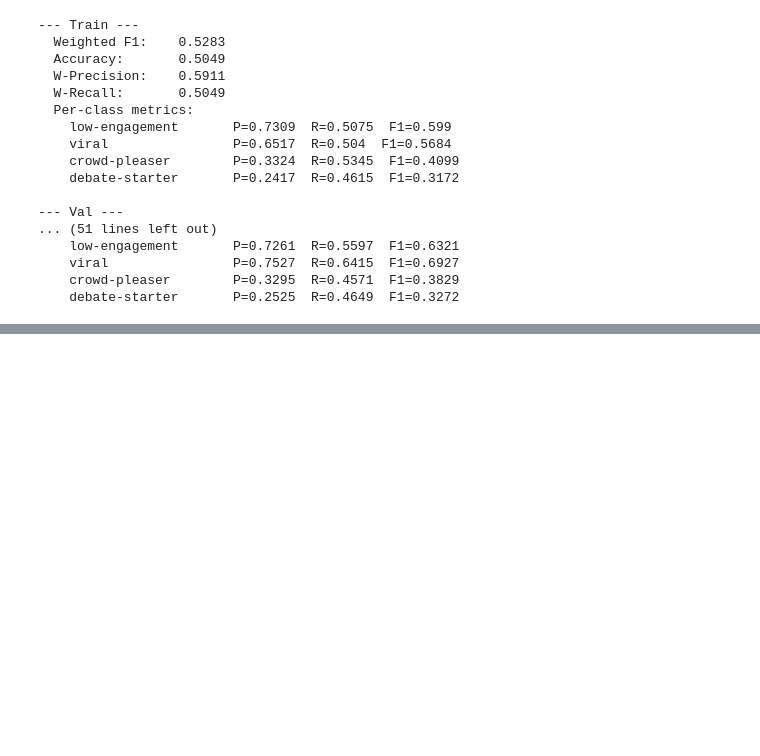
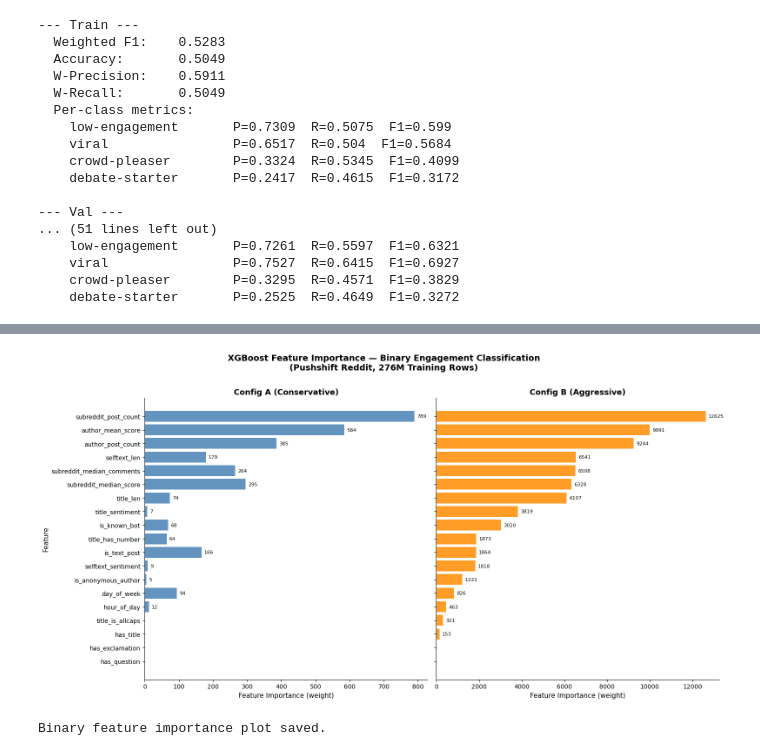
Before and after one commit to eugenefkim/reddit-engagement-classifier, a Jupyter notebook: notebooks/Milestone3_Pushshift.ipynb, the cells around one changed output, grey strips where cells are left out. Saved outputs shown, nothing was run; the diff lists cells and outputs as text; code cells hidden in the pictures; blank space fills up the shorter version.

```diff
--- a/notebooks/Milestone3_Pushshift.ipynb
+++ b/notebooks/Milestone3_Pushshift.ipynb
@@ -1633,0 +2014,7 @@ for name, model in [("A", model_A), ("B", model_B)]:
+# %%
+from xgboost.spark import SparkXGBClassifierModel
+
+model_A_bin = SparkXGBClassifierModel.load("../outputs/models/xgb_binary_config_A")
+model_B_bin = SparkXGBClassifierModel.load("../outputs/models/xgb_binary_config_B")
+
+print("Binary Config A and Config B loaded successfully.")
@@ -1633,0 +2118,6 @@ for name, model in [("A", model_A), ("B", model_B)]:
+# %%
+# Reload Results
+
+with open("../outputs/xgboost_binary_evaluation_results.json", "r") as f:
+    results_bin = json.load(f)
+print("Binary results loaded.")
@@ -1633,0 +2130,58 @@ for name, model in [("A", model_A), ("B", model_B)]:
+# %%
+import matplotlib.pyplot as plt
+import os
+
+FEATURE_NAMES = [
+    "title_len", "has_question", "has_exclamation", "title_has_number", "title_is_allcaps",
+    "has_title", "is_text_post", "selftext_len",
+    "is_known_bot", "is_anonymous_author",
+    "hour_of_day", "day_of_week",
+    "author_post_count", "author_mean_score",
+    "subreddit_post_count", "subreddit_median_score", "subreddit_median_comments",
+    "title_sentiment", "selftext_sentiment"
+]
+
+def get_feature_importance(model, feature_names):
+    booster = model.get_booster()
+    scores = booster.get_score(importance_type="weight")
+    importance = {feature_names[int(k[1:])]: v for k, v in scores.items()}
+    return {name: importance.get(name, 0) for name in feature_names}
+
+importance_A_bin = get_feature_importance(model_A_bin, FEATURE_NAMES)
+importance_B_bin = get_feature_importance(model_B_bin, FEATURE_NAMES)
+
+# Sort by Config B binary importance
+sorted_features = sorted(FEATURE_NAMES, key=lambda f: importance_B_bin[f])
+vals_A = [importance_A_bin[f] for f in sorted_features]
+vals_B = [importance_B_bin[f] for f in sorted_features]
+
+fig, axes = plt.subplots(1, 2, figsize=(16, 8), sharey=True)
+
+for ax, vals, title, color in zip(
+    axes,
+    [vals_A, vals_B],
+    ["Config A (Conservative)", "Config B (Aggressive)"],
+    ["steelblue", "darkorange"]
+):
+    bars = ax.barh(sorted_features, vals, color=color, alpha=0.85)
+    ax.set_title(title, fontsize=13, fontweight="bold")
+    ax.set_xlabel("Feature Importance (weight)", fontsize=11)
+    ax.spines["top"].set_visible(False)
+    ax.spines["right"].set_visible(False)
+    for bar, val in zip(bars, vals):
+        if val > 0:
+            ax.text(bar.get_width() + max(vals)*0.01, bar.get_y() + bar.get_height()/2,
+                    f"{int(val)}", va="center", fontsize=8)
+
+axes[0].set_ylabel("Feature", fontsize=11)
+plt.suptitle("XGBoost Feature Importance — Binary Engagement Classification\n(Pushshift Reddit, 276M Training Rows)",
+             fontsize=14, fontweight="bold", y=1.01)
+plt.tight_layout()
+
+os.makedirs("../outputs/figures", exist_ok=True)
+plt.savefig("../outputs/figures/xgboost_binary_feature_importance.png", dpi=150, bbox_inches="tight")
+plt.show()
+print("Binary feature importance plot saved.")
+# %% [output]
+[figure, added]
+Binary feature importance plot saved.
```
Also changed, not shown: parts of 34 cells of this notebook, 5 other files.
